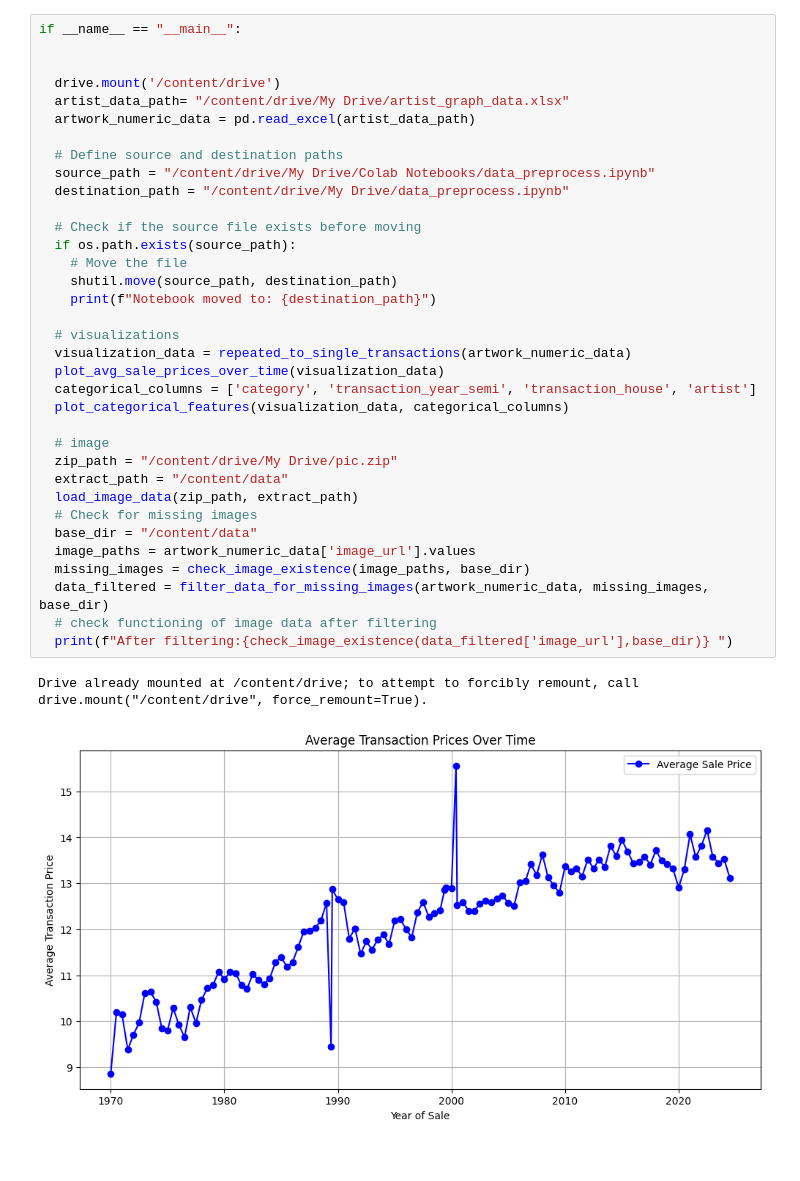
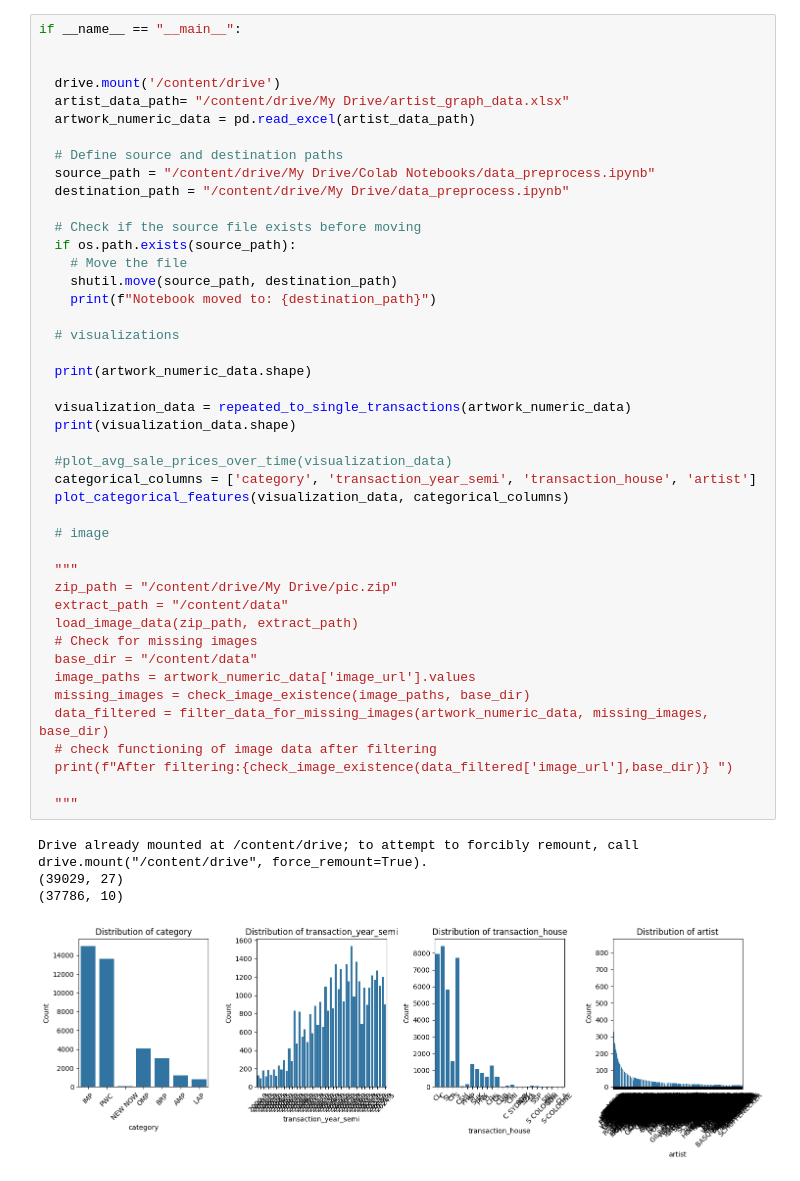
Before and after one commit to janwaelty/Master-Thesis, a Jupyter notebook: data_preprocess.ipynb, the cells around one changed output. Saved outputs shown, nothing was run; the diff lists cells and outputs as text.

```diff
--- a/data_preprocess.ipynb
+++ b/data_preprocess.ipynb
@@ -351,32 +328,43 @@ if __name__ == "__main__":
   artwork_numeric_data = pd.read_excel(artist_data_path)
 
   # Define source and destination paths
   source_path = "/content/drive/My Drive/Colab Notebooks/data_preprocess.ipynb"
   destination_path = "/content/drive/My Drive/data_preprocess.ipynb"
 
   # Check if the source file exists before moving
   if os.path.exists(source_path):
     # Move the file
     shutil.move(source_path, destination_path)
     print(f"Notebook moved to: {destination_path}")
 
   # visualizations
+
+  print(artwork_numeric_data.shape)
+
   visualization_data = repeated_to_single_transactions(artwork_numeric_data)
-  plot_avg_sale_prices_over_time(visualization_data)
+  print(visualization_data.shape)
+
+  #plot_avg_sale_prices_over_time(visualization_data)
   categorical_columns = ['category', 'transaction_year_semi', 'transaction_house', 'artist']
   plot_categorical_features(visualization_data, categorical_columns)
 
   # image
+
+  """
   zip_path = "/content/drive/My Drive/pic.zip"
   extract_path = "/content/data"
   load_image_data(zip_path, extract_path)
   # Check for missing images
   base_dir = "/content/data"
   image_paths = artwork_numeric_data['image_url'].values
   missing_images = check_image_existence(image_paths, base_dir)
   data_filtered = filter_data_for_missing_images(artwork_numeric_data, missing_images, base_dir)
   # check functioning of image data after filtering
   print(f"After filtering:{check_image_existence(data_filtered['image_url'],base_dir)} ")
+
+  """
 # %% [output]
 Drive already mounted at /content/drive; to attempt to forcibly remount, call drive.mount("/content/drive", force_remount=True).
+(39029, 27)
+(37786, 10)
-[figure, old version]
+[figure, new version]
```
Also changed, not shown: parts of 3 cells of this notebook.
